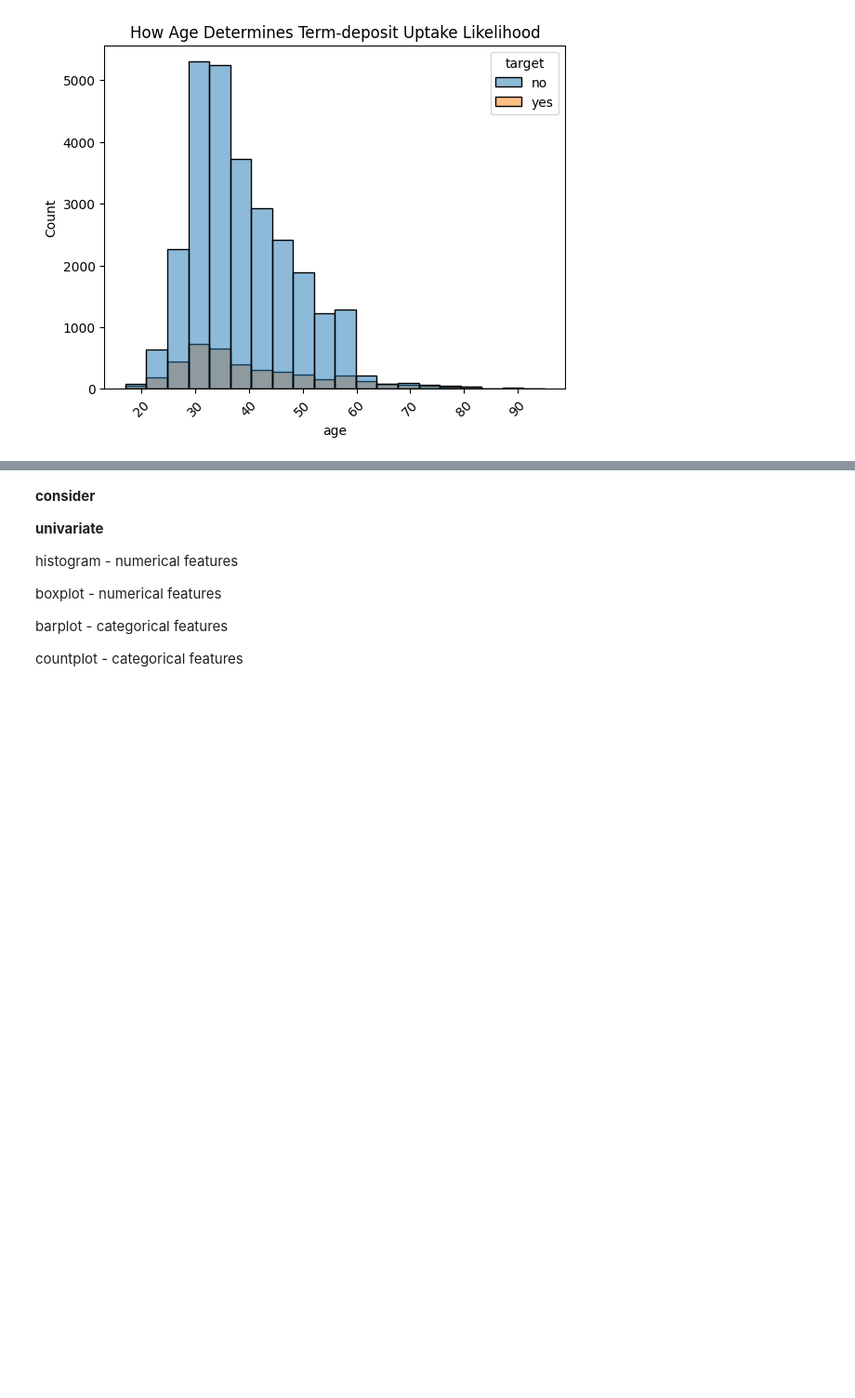
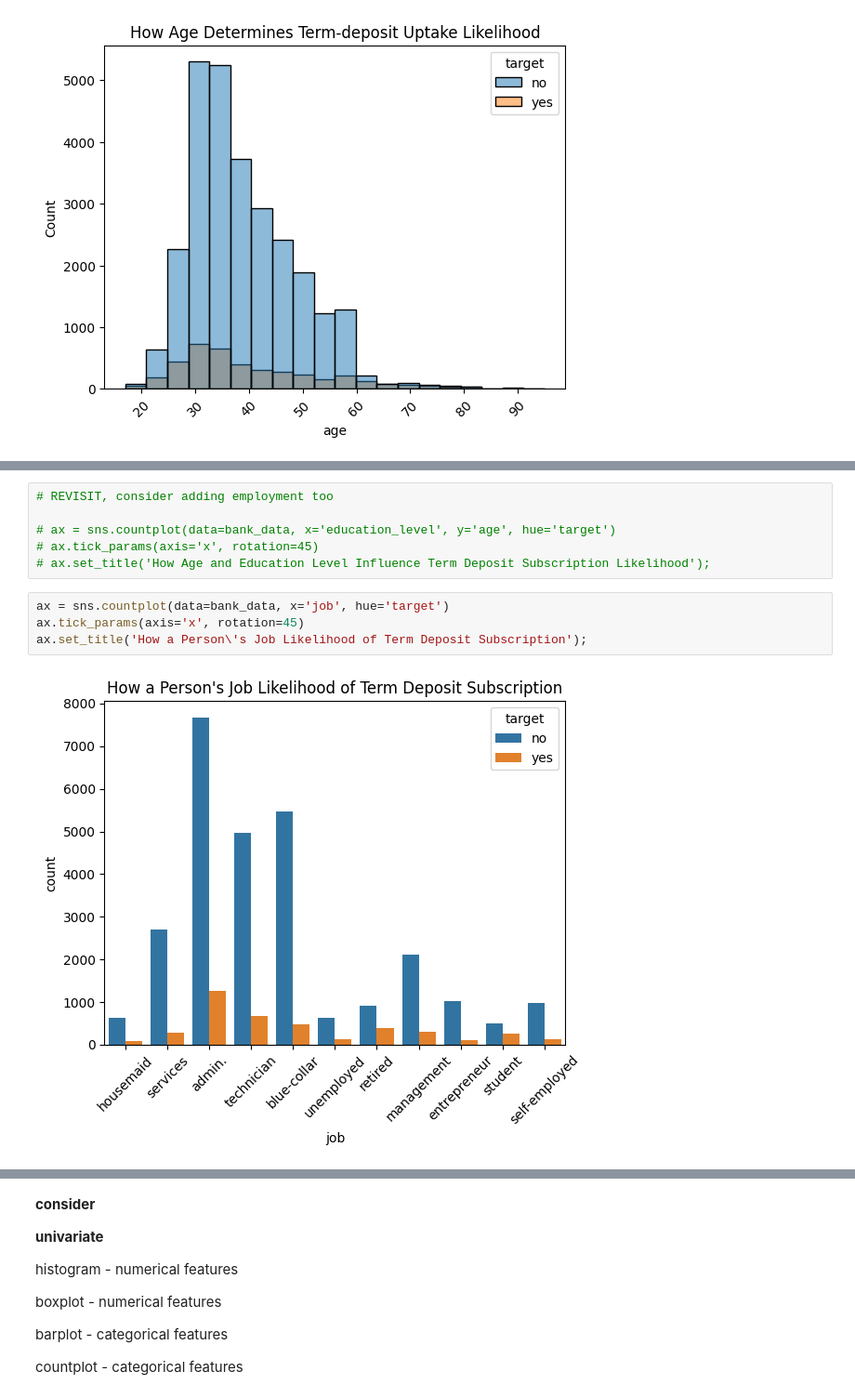
Before and after one commit to audrey-nakate/bank_marketing_analysis, a Jupyter notebook: audrey_bank_marketing.ipynb, the cells around one changed output, grey strips where cells are left out. Shown at 93% size. Saved outputs shown, nothing was run; the diff lists cells and outputs as text; blank space fills up the shorter version.

```diff
--- a/audrey_bank_marketing.ipynb
+++ b/audrey_bank_marketing.ipynb
@@ -291,0 +310,12 @@ ax.set_title('How Age Determines Term-deposit Uptake Likelihood');
+# %%
+# REVISIT, consider adding employment too
+
+# ax = sns.countplot(data=bank_data, x='education_level', y='age', hue='target')
+# ax.tick_params(axis='x', rotation=45)
+# ax.set_title('How Age and Education Level Influence Term Deposit Subscription Likelihood');
+# %%
+ax = sns.countplot(data=bank_data, x='job', hue='target')
+ax.tick_params(axis='x', rotation=45)
+ax.set_title('How a Person\'s Job Likelihood of Term Deposit Subscription');
+# %% [output]
+[figure, added]
```
Also changed, not shown: parts of 5 cells of this notebook.
